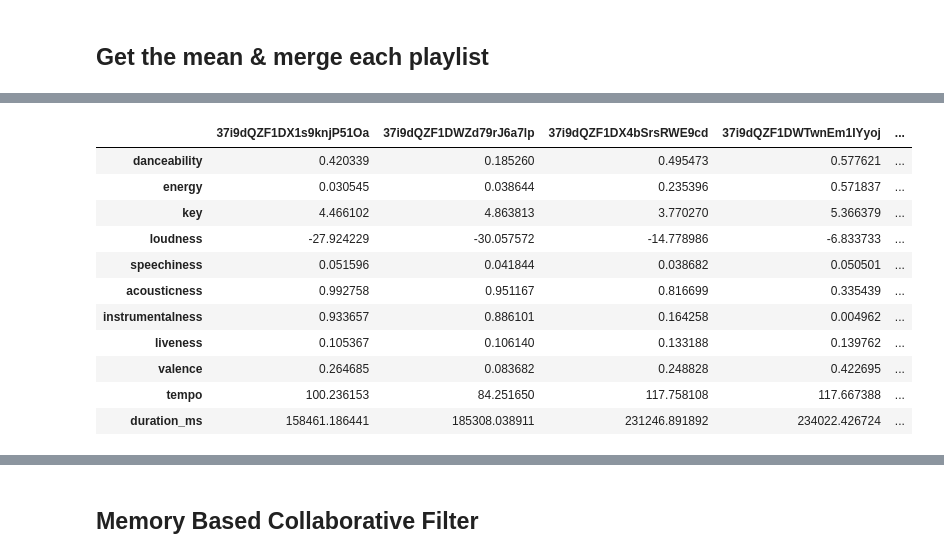
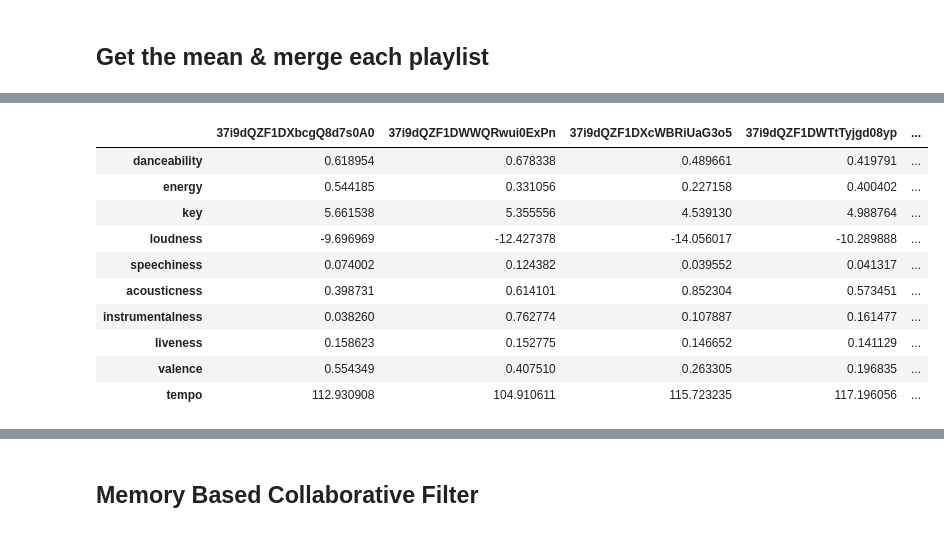
Before and after one commit to vvenkatesh-ML/Spotify-Recommendation-System, a Jupyter notebook: Spotify Recommendation System .ipynb, the cells around one changed output, grey strips where cells are left out. Saved outputs shown, nothing was run; the diff lists cells and outputs as text; code cells hidden in the pictures.

```diff
--- a/Spotify Recommendation System .ipynb
+++ b/Spotify Recommendation System .ipynb
@@ -144,7 +152,7 @@ def featured_playlists(sp):
     name = []
     num_tracks = []
 
-    featured = sp.featured_playlists()
+    featured = sp.featured_playlists(sp)
     playlists = featured['playlists']
     for i, items in enumerate(playlists['items']):
         id.append(items['id'])
@@ -200,31 +250,37 @@ def get_playlist_tracks(sp, playlist_id):
 def get_audio_features(sp, playlist_id):
     playlist = get_playlist_tracks(sp, playlist_id)
     audio_features = []
-    index = 0
-    while index < playlist.shape[0]:
-        audio_features += sp.audio_features(playlist.iloc[index:index + 50, 0])
-        index += 50
+
+    for i in range(len(playlist)):
+        try:
+            audio_features.append(sp.audio_features(playlist['track_id'][i]))
+        except:
+            pass
+
 
     feature_list = []
     for feature in audio_features:
-        feature_list.append([feature['danceability'],
-                        feature['energy'],
-                        feature['key'],
-                        feature['loudness'],
-#                         feature['mode'],
-                        feature['speechiness'],
-                        feature['acousticness'],
-                        feature['instrumentalness'],
-                        feature['liveness'],
-                        feature['valence'],
-                        feature['tempo'],
-                        feature['duration_ms']]
-                       )
+        try:
+            feature_list.append([feature[0]['danceability'],
+                            feature[0]['energy'],
+                            feature[0]['key'],
+                            feature[0]['loudness'],
+                            feature[0]['speechiness'],
+                            feature[0]['acousticness'],
+                            feature[0]['instrumentalness'],
+                            feature[0]['liveness'],
+                            feature[0]['valence'],
+                            feature[0]['tempo'],
+                            feature[0]['duration_ms']]
+                               )
+        except:
+            pass
 
     df_audio_feature = pd.DataFrame(feature_list, columns = ['danceability', 'energy', 'key', 'loudness', 'speechiness',
                                                           'acousticness', 'instrumentalness', 'liveness', 'valence', 'tempo',
                                                           'duration_ms'])
     df_playlist_audio_features = pd.concat([playlist, df_audio_feature], axis=1)
+    df_playlist_audio_features = df_playlist_audio_features.dropna()
     return df_playlist_audio_features
 # %% [markdown]
 ## Get the mean & merge each playlist
@@ -260,17 +340,16 @@ dataframes
 # %%
-#Combines the
 X = reduce(lambda left,right: pd.merge(left,right, left_index=True, right_index=True), dataframes)
+X = X[:10]
 X
 # %% [output]
-|  | 37i9dQZF1DX1s9knjP51Oa | 37i9dQZF1DWZd79rJ6a7lp | 37i9dQZF1DX4bSrsRWE9cd | 37i9dQZF1DWTwnEm1IYyoj | ... |
-| danceability | 0.420339 | 0.185260 | 0.495473 | 0.577621 | ... |
-| energy | 0.030545 | 0.038644 | 0.235396 | 0.571837 | ... |
-| key | 4.466102 | 4.863813 | 3.770270 | 5.366379 | ... |
-| loudness | -27.924229 | -30.057572 | -14.778986 | -6.833733 | ... |
-| speechiness | 0.051596 | 0.041844 | 0.038682 | 0.050501 | ... |
-| acousticness | 0.992758 | 0.951167 | 0.816699 | 0.335439 | ... |
-| instrumentalness | 0.933657 | 0.886101 | 0.164258 | 0.004962 | ... |
-| liveness | 0.105367 | 0.106140 | 0.133188 | 0.139762 | ... |
-| valence | 0.264685 | 0.083682 | 0.248828 | 0.422695 | ... |
-| tempo | 100.236153 | 84.251650 | 117.758108 | 117.667388 | ... |
-| duration_ms | 158461.186441 | 185308.038911 | 231246.891892 | 234022.426724 | ... |
+|  | 37i9dQZF1DXbcgQ8d7s0A0 | 37i9dQZF1DWWQRwui0ExPn | 37i9dQZF1DXcWBRiUaG3o5 | 37i9dQZF1DWTtTyjgd08yp | ... |
+| danceability | 0.618954 | 0.678338 | 0.489661 | 0.419791 | ... |
+| energy | 0.544185 | 0.331056 | 0.227158 | 0.400402 | ... |
+| key | 5.661538 | 5.355556 | 4.539130 | 4.988764 | ... |
+| loudness | -9.696969 | -12.427378 | -14.056017 | -10.289888 | ... |
+| speechiness | 0.074002 | 0.124382 | 0.039552 | 0.041317 | ... |
+| acousticness | 0.398731 | 0.614101 | 0.852304 | 0.573451 | ... |
+| instrumentalness | 0.038260 | 0.762774 | 0.107887 | 0.161477 | ... |
+| liveness | 0.158623 | 0.152775 | 0.146652 | 0.141129 | ... |
+| valence | 0.554349 | 0.407510 | 0.263305 | 0.196835 | ... |
+| tempo | 112.930908 | 104.910611 | 115.723235 | 117.196056 | ... |
```
Also changed, not shown: parts of 48 cells of this notebook, 1 other file.
